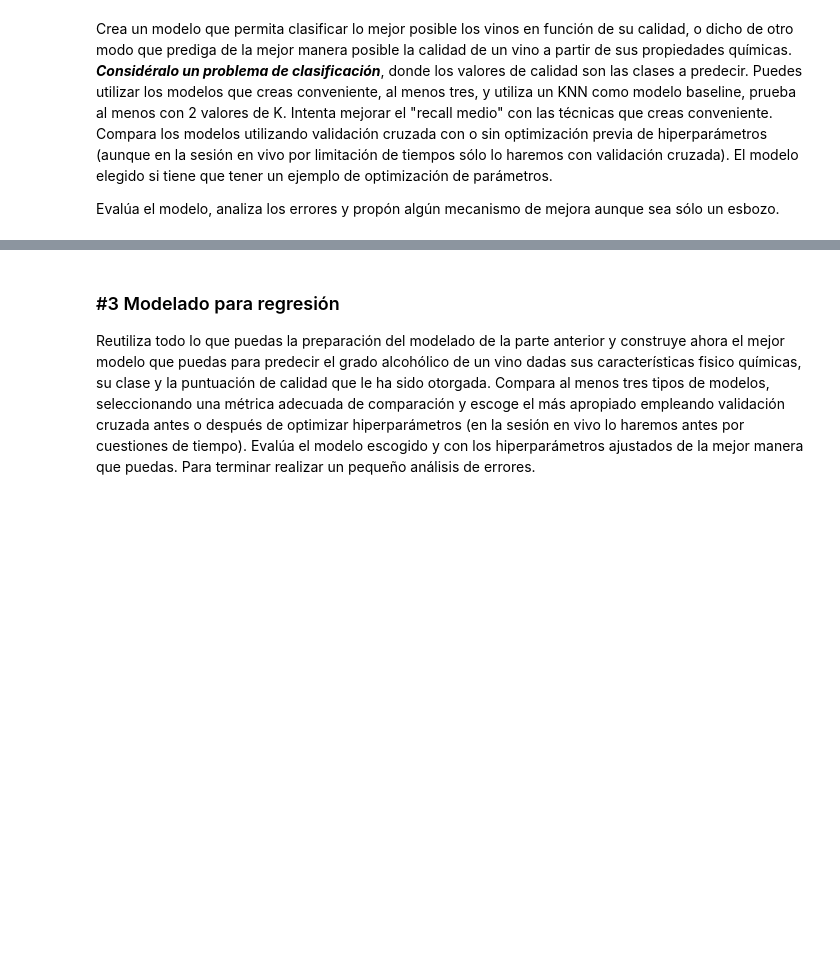
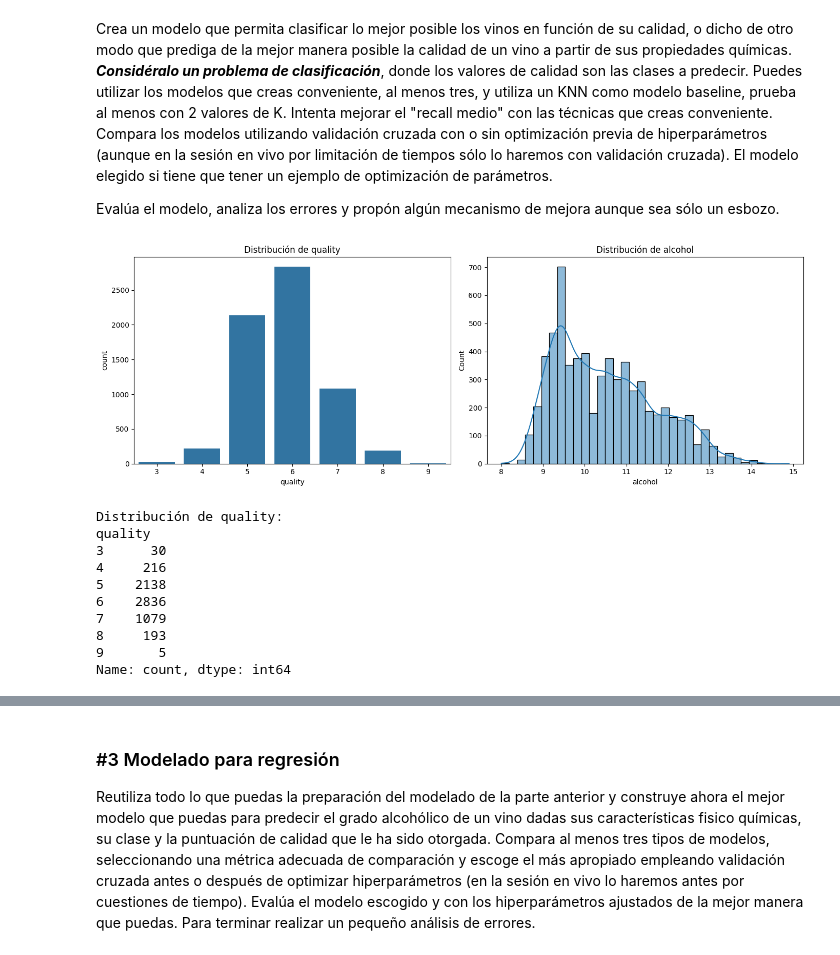
Before and after one commit to SaraRuizIniesta/DS-Online-Sara-Ruiz, a Jupyter notebook: 04_Machine_Learning/Sprint_12/Unidad_02_ML_Supervisado_Repaso/03_Practica_Obligatoria/18_Practica_Obligatoria_Repaso_Supervisado.ipynb, the cells around one changed output, grey strips where cells are left out. Drawn from its saved outputs; the diff is of its cells as text; code cells hidden in the pictures; blank space fills up the shorter version.

```diff
--- a/04_Machine_Learning/Sprint_12/Unidad_02_ML_Supervisado_Repaso/03_Practica_Obligatoria/18_Practica_Obligatoria_Repaso_Supervisado.ipynb
+++ b/04_Machine_Learning/Sprint_12/Unidad_02_ML_Supervisado_Repaso/03_Practica_Obligatoria/18_Practica_Obligatoria_Repaso_Supervisado.ipynb
@@ -134,3 +134,29 @@ dtype: int64
 Crea un modelo que permita clasificar lo mejor posible los vinos en función de su calidad, o dicho de otro modo que prediga de la mejor manera posible la calidad de un vino a partir de sus propiedades químicas. ***Considéralo un problema de clasificación***, donde los valores de calidad son las clases a predecir. Puedes utilizar los modelos que creas conveniente, al menos tres, y utiliza un KNN como modelo baseline, prueba al menos con 2 valores de K. Intenta mejorar el "recall medio" con las técnicas que creas conveniente. Compara los modelos utilizando validación cruzada con o sin optimización previa de hiperparámetros (aunque en la sesión en vivo por limitación de tiempos sólo lo haremos con validación cruzada). El modelo elegido si tiene que tener un ejemplo de optimización de parámetros.
 
 Evalúa el modelo, analiza los errores y propón algún mecanismo de mejora aunque sea sólo un esbozo.
+# %%
+fig, ax = plt.subplots(1, 2, figsize=(14, 5))
+
+sns.countplot(data=df, x="quality", ax=ax[0])
+ax[0].set_title("Distribución de quality")
+
+sns.histplot(data=df, x="alcohol", kde=True, ax=ax[1])
+ax[1].set_title("Distribución de alcohol")
+
+plt.tight_layout()
+plt.show()
+
+print("Distribución de quality:")
+print(df["quality"].value_counts().sort_index())
+# %% [output]
+[figure, added]
+Distribución de quality:
+quality
+3      30
+4     216
+5    2138
+6    2836
+7    1079
+8     193
+9       5
+Name: count, dtype: int64
```
Also changed, not shown: parts of 10 cells of this notebook.
